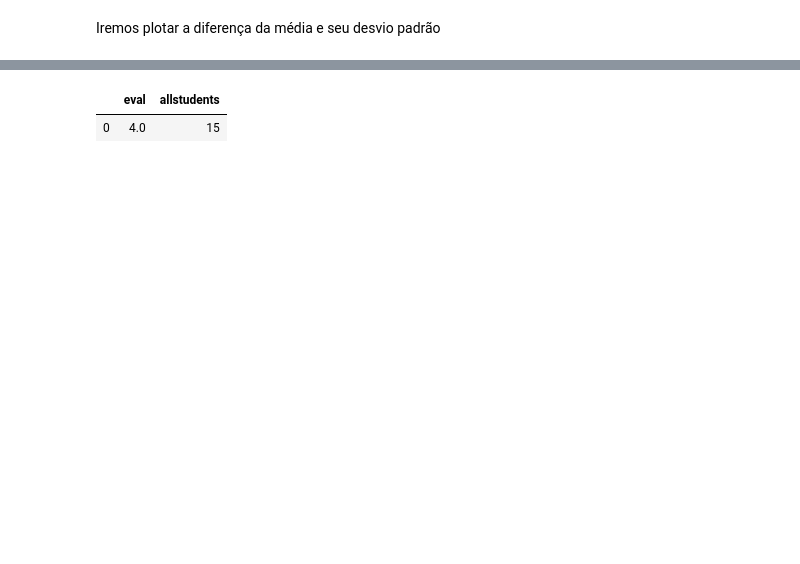
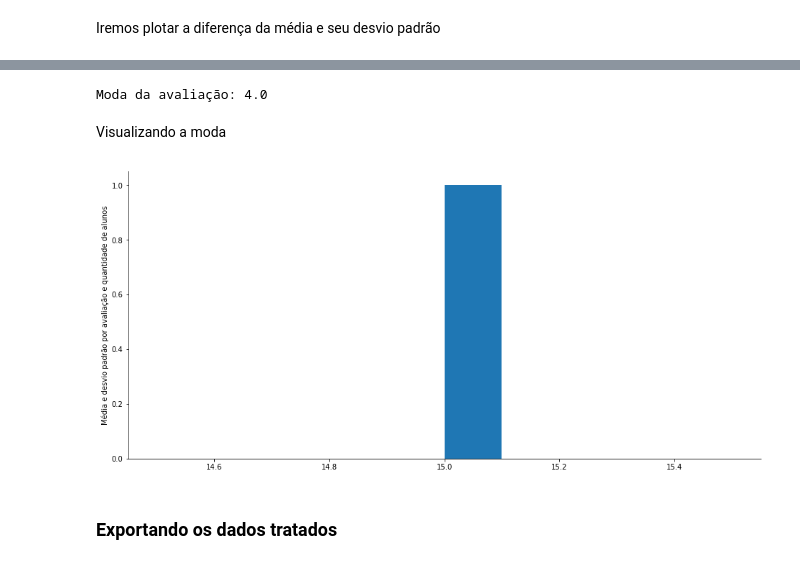
Before and after one commit to vhnegrisoli/ibm-statistics, a Jupyter notebook: 01 - Statistics - Importando dados, média, moda, mediana, desvio padrão e agrupamento.ipynb, the cells around one changed output, grey strips where cells are left out. Cells and saved outputs as stored; diff of their text form; code cells hidden in the pictures; blank space fills up the shorter version.

```diff
--- a/01 - Statistics - Importando dados, média, moda, mediana, desvio padrão e agrupamento.ipynb
+++ b/01 - Statistics - Importando dados, média, moda, mediana, desvio padrão e agrupamento.ipynb
@@ -210,8 +232,17 @@ media.plot(label = 'Média', ax = desvio_padrao_plot).legend(['Desvio Padrão',
 configurar_plot('', '', 'Média e desvio padrão por avaliação e quantidade de alunos', 16, 8)
 # %% [output]
 [figure]
-# %%
-moda
-# %% [output]
-|  | eval | allstudents |
-| 0 | 4.0 | 15 |
+# %%
+print('Moda da avaliação: {}'.format(moda['eval'][0]))
+# %% [output]
+Moda da avaliação: 4.0
+# %% [markdown]
+Visualizando a moda
+# %%
+g = sns.FacetGrid(moda, col="eval")
+g.map(plt.hist, "allstudents")
+configurar_plot('', '', 'Média e desvio padrão por avaliação e quantidade de alunos', 16, 8)
+# %% [output]
+[figure, added]
+# %% [markdown]
+### Exportando os dados tratados
```
Also changed, not shown: parts of 10 cells of this notebook, 2 other files.
